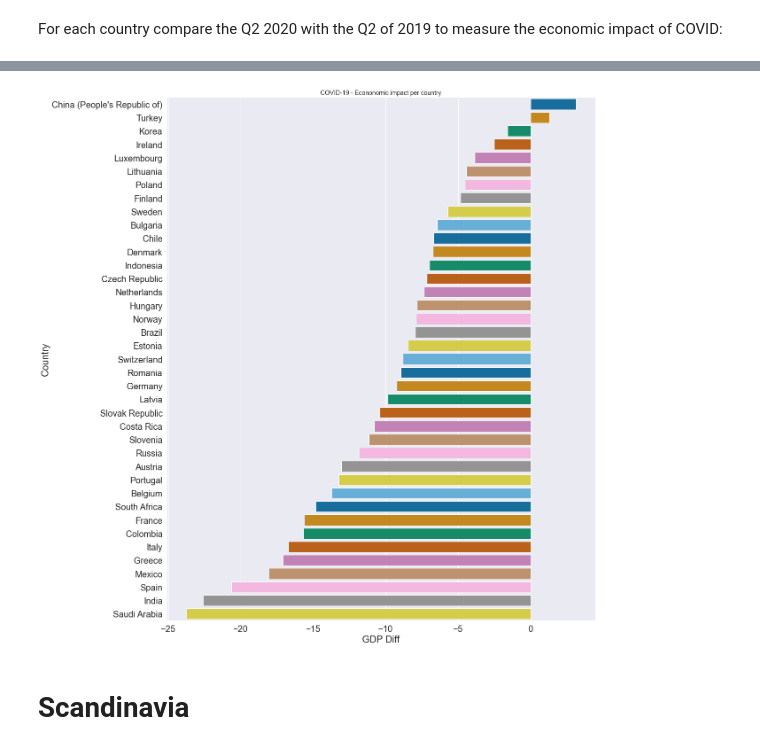
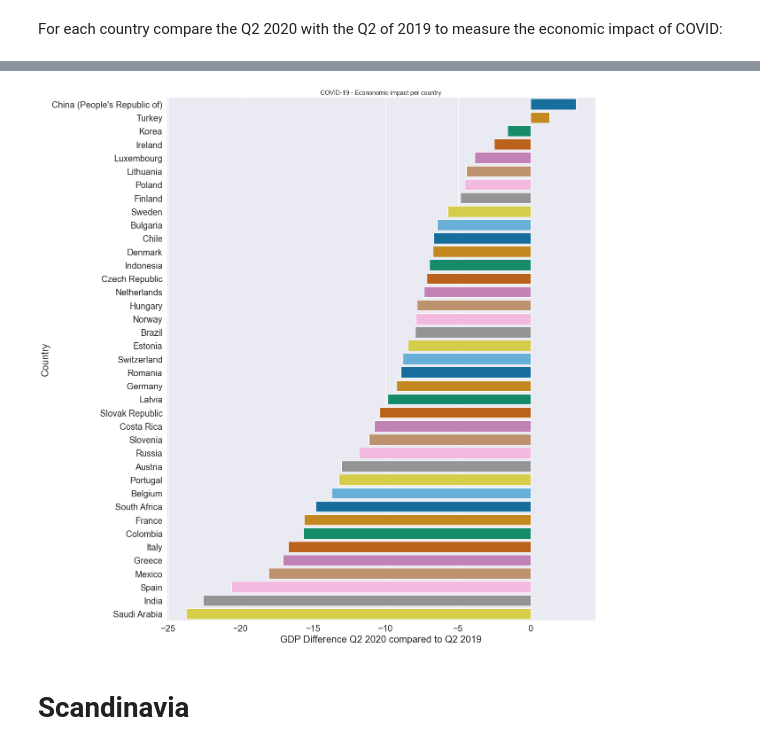
Before and after one commit to lee-hodg/Covid19Study, a Jupyter notebook: CovidStudy.ipynb, the cells around one changed output, grey strips where cells are left out. Drawn from its saved outputs; the diff is of its cells as text; code cells hidden in the pictures.

```diff
--- a/CovidStudy.ipynb
+++ b/CovidStudy.ipynb
@@ -370,4 +688,5 @@ Here the "B1_GA" is the GDP measured by the "output approach" to calculate GDP.
 # %% [markdown]
 For each country compare the Q2 2020 with the Q2 of 2019 to measure the economic impact of COVID:
 # %%
-fdf = df[(df['SUBJECT'] == 'B1_GA')  & (df['Period'].isin(['Q2-2019', 'Q2-2020'])) &  (df['MEASURE'] == 'CQR')]
+fdf = df2[(df2['Country'].str.contains('Euro') == False) & (df2['SUBJECT'] == 'B1_GA')  & (df2['Period'].isin(['Q2-2019', 'Q2-2020'])) &  (df2['MEASURE'] == 'CQR')]
+fdf.head()
@@ -374 +700,11 @@ fdf = df[(df['SUBJECT'] == 'B1_GA')  & (df['Period'].isin(['Q2-2019', 'Q2-2020']
+# %%
+# I need to take the difference between the 2 quarters for a given country
+fdf = fdf.set_index(['Country', 'Period'])
+# %%
+data = []
+for country in fdf.index.levels[0]:
+    diff_q2 = (100*(fdf.loc[country].loc['Q2-2020']['Value'] - fdf.loc[country].loc['Q2-2019']['Value'])/fdf.loc[country].loc['Q2-2019']['Value'])
+    data.append([country, diff_q2])
+
+ec_df = pd.DataFrame(data, columns=['country', 'gdp_diff_q2']).sort_values(by='gdp_diff_q2', ascending=False)
 # %%
@@ -386,9 +718,0 @@ ifdf = fdf.set_index(['Country', 'Period'])
-# %%
-data = []
-for country in ifdf.index.levels[0]:
-    diff = (100*(ifdf.loc[country].loc['Q2-2020']['Value'] - ifdf.loc[country].loc['Q2-2019']['Value'])/ifdf.loc[country].loc['Q2-2019']['Value'])
-    # int(f'{country}: {diff: .2f}%')
-    data.append([country, diff])
-
-ec_df = pd.DataFrame(data, columns=['country', 'gdp_diff'])
-sorted_df = ec_df.sort_values(by='gdp_diff', ascending=False)
@@ -397,22 +719,21 @@ cleaned_df = sorted_df.drop(sorted_df[sorted_df['country'].str.contains('Euro')
 # %%
-
 # create the matplotlib figure instance
 fig, ax = plt.subplots(figsize=(18, 18))
 
 # plot with seaborn
 sns.set(font_scale = 1.8)
 
-ax = sns.barplot(x='gdp_diff', y='country', data=cleaned_df,
+ax = sns.barplot(x='gdp_diff_q2', y='country', data=ec_df,
                   palette='colorblind');
 ax.set_title('COVID-19 - Econonomic impact per country', fontsize=14)
-ax.set_xlabel('GDP Diff')
+ax.set_xlabel('GDP Difference Q2 2020 compared to Q2 2019')
 ax.set_ylabel('Country')
 
 
 plt.tight_layout()
-plt.savefig('graph5.png')
+plt.savefig('graph_econ_impact.png')
 # %% [output]
-[figure, old version]
+[figure, new version]
 # %% [markdown]
 # Scandinavia
 # %%
```
Also changed, not shown: parts of 53 cells of this notebook, 14 other files.
